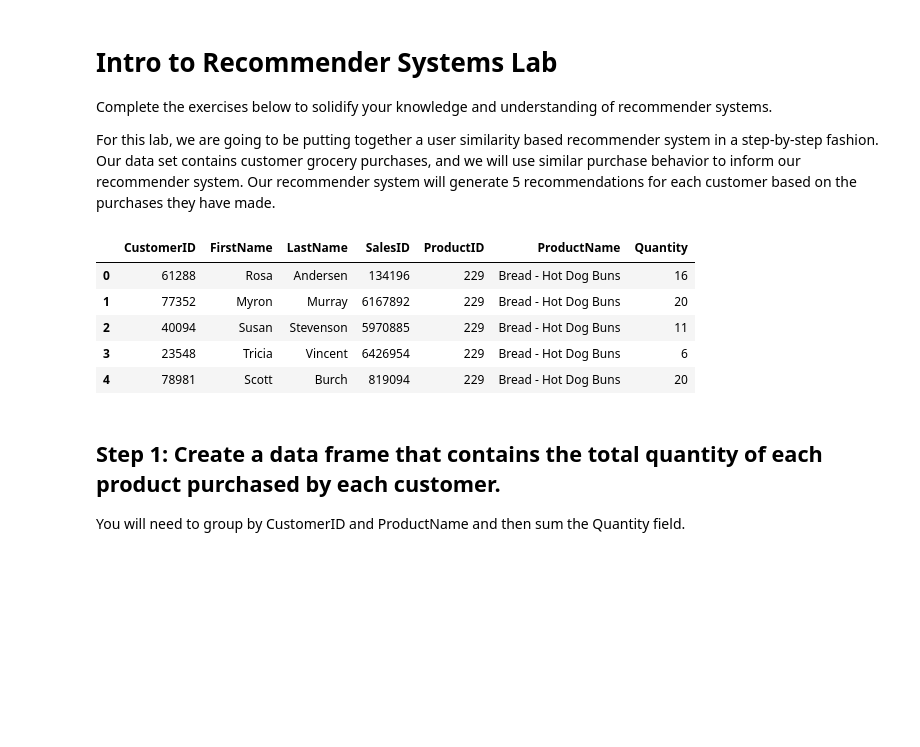
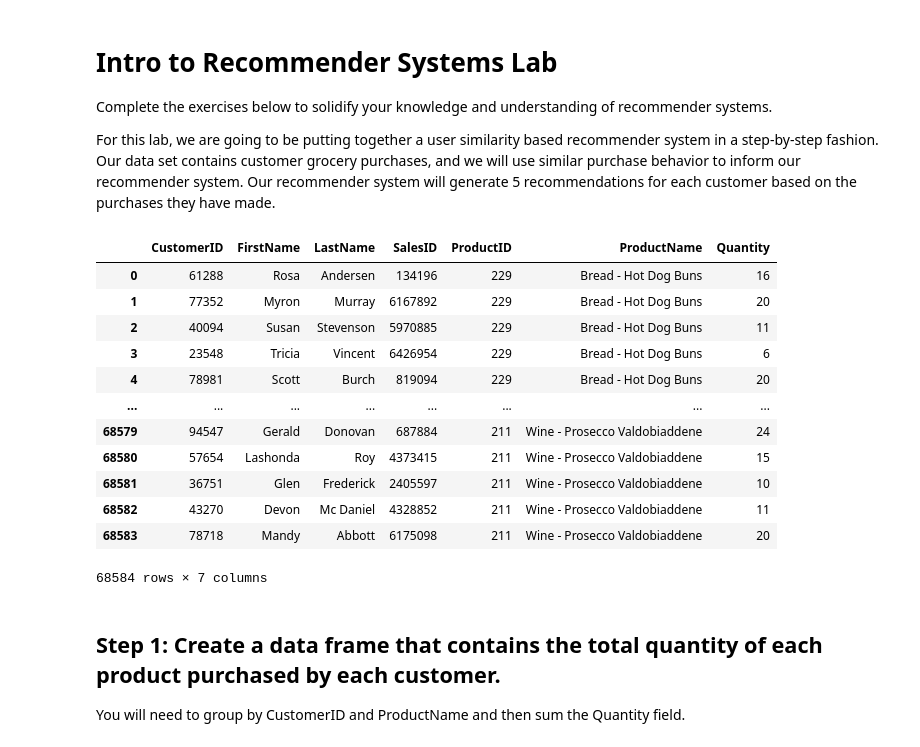
Before and after one commit to ivanrepi/dataptmad1121_labs, a Jupyter notebook: extra-work/m2/lab-intro-recommender-systems/your-code/main.ipynb, the cells around one changed output. Cells and saved outputs as stored; diff of their text form; code cells hidden in the pictures; blank space fills up the shorter version.

```diff
--- a/extra-work/m2/lab-intro-recommender-systems/your-code/main.ipynb
+++ b/extra-work/m2/lab-intro-recommender-systems/your-code/main.ipynb
@@ -10,14 +10,21 @@ from scipy.spatial.distance import pdist, squareform
 # %%
 data = pd.read_csv('../data/customer_product_sales.csv')
 # %%
-data.head()
+data
 # %% [output]
 |  | CustomerID | FirstName | LastName | SalesID | ProductID | ProductName | Quantity |
 | 0 | 61288 | Rosa | Andersen | 134196 | 229 | Bread - Hot Dog Buns | 16 |
 | 1 | 77352 | Myron | Murray | 6167892 | 229 | Bread - Hot Dog Buns | 20 |
 | 2 | 40094 | Susan | Stevenson | 5970885 | 229 | Bread - Hot Dog Buns | 11 |
 | 3 | 23548 | Tricia | Vincent | 6426954 | 229 | Bread - Hot Dog Buns | 6 |
 | 4 | 78981 | Scott | Burch | 819094 | 229 | Bread - Hot Dog Buns | 20 |
+| ... | ... | ... | ... | ... | ... | ... | ... |
+| 68579 | 94547 | Gerald | Donovan | 687884 | 211 | Wine - Prosecco Valdobiaddene | 24 |
+| 68580 | 57654 | Lashonda | Roy | 4373415 | 211 | Wine - Prosecco Valdobiaddene | 15 |
+| 68581 | 36751 | Glen | Frederick | 2405597 | 211 | Wine - Prosecco Valdobiaddene | 10 |
+| 68582 | 43270 | Devon | Mc Daniel | 4328852 | 211 | Wine - Prosecco Valdobiaddene | 11 |
+| 68583 | 78718 | Mandy | Abbott | 6175098 | 211 | Wine - Prosecco Valdobiaddene | 20 |
+68584 rows × 7 columns
 # %% [markdown]
 ## Step 1: Create a data frame that contains the total quantity of each product purchased by each customer.
 
```
Also changed, not shown: parts of 9 cells of this notebook.
